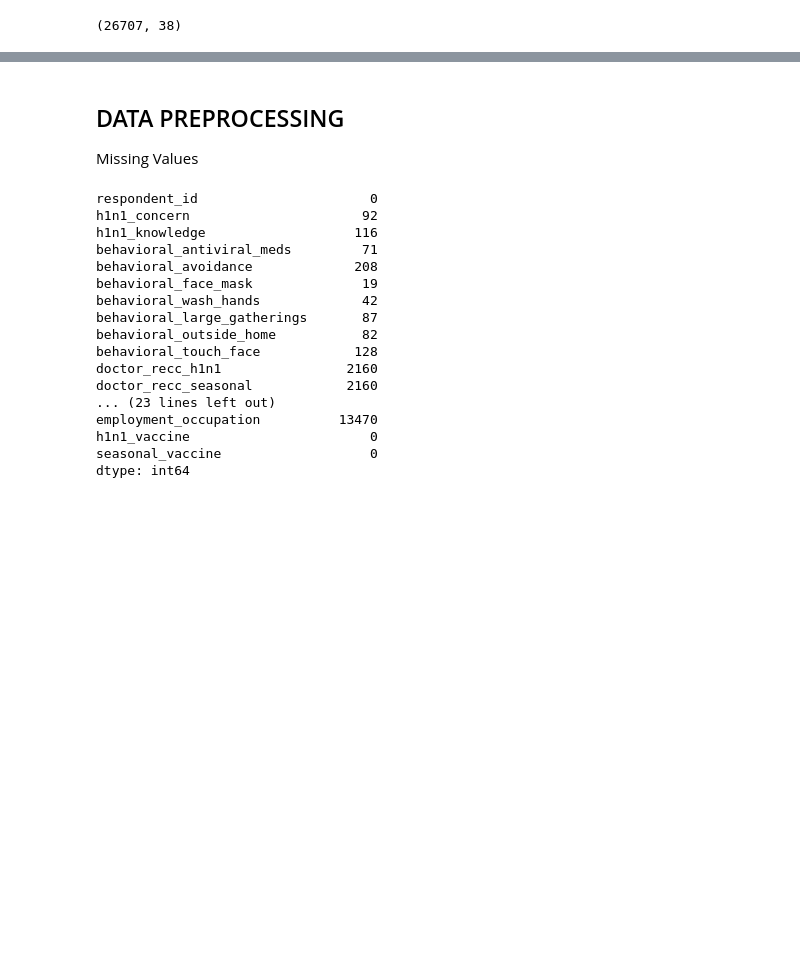
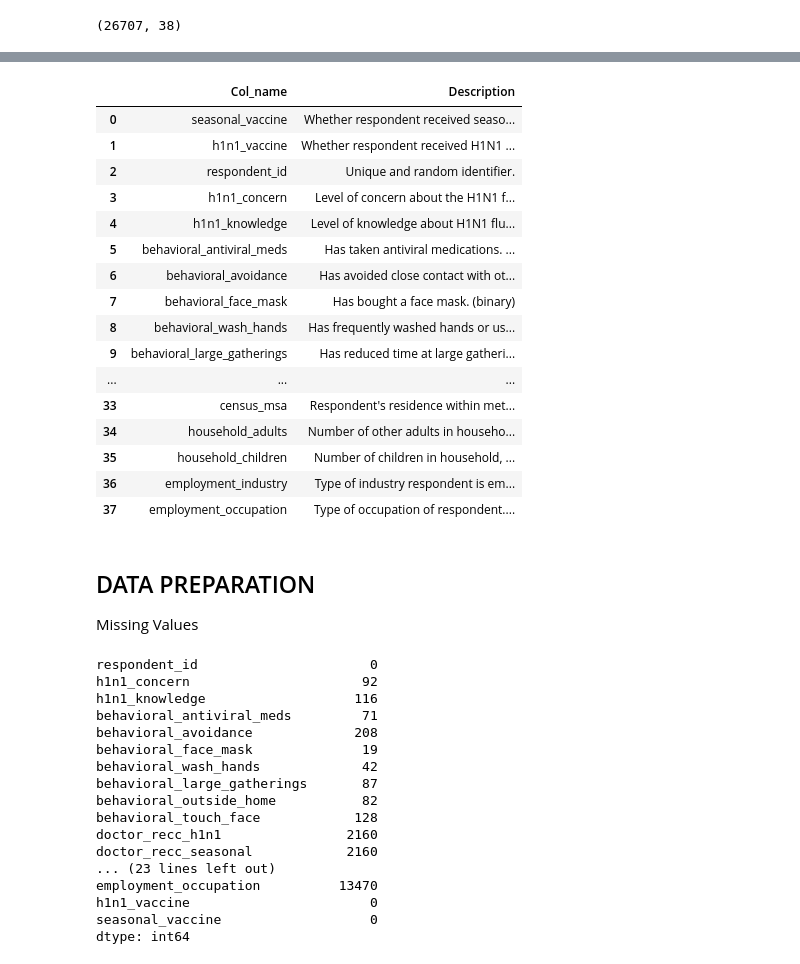
Before and after one commit to johN-Kioko/Phase-3-Project-John-Kioko, a Jupyter notebook: john.ipynb, the cells around one changed output, grey strips where cells are left out. Saved outputs shown, nothing was run; the diff lists cells and outputs as text; code cells hidden in the pictures; blank space fills up the shorter version.

```diff
--- a/john.ipynb
+++ b/john.ipynb
@@ -153,5 +158,27 @@ combined_data.shape
+# %%
+# Accessing the columns
+Description = pd.read_csv("Flu_Datasets/Flu Dataset features mening.csv", encoding="latin1")
+Description
+# %% [output]
+|  | Col_name | Description |
+| 0 | seasonal_vaccine | Whether respondent received seaso... |
+| 1 | h1n1_vaccine | Whether respondent received H1N1 ... |
+| 2 | respondent_id | Unique and random identifier. |
+| 3 | h1n1_concern | Level of concern about the H1N1 f... |
+| 4 | h1n1_knowledge | Level of knowledge about H1N1 flu... |
+| 5 | behavioral_antiviral_meds | Has taken antiviral medications. ... |
+| 6 | behavioral_avoidance | Has avoided close contact with ot... |
+| 7 | behavioral_face_mask | Has bought a face mask. (binary) |
+| 8 | behavioral_wash_hands | Has frequently washed hands or us... |
+| 9 | behavioral_large_gatherings | Has reduced time at large gatheri... |
+| ... | ... | ... |
+| 33 | census_msa | Respondent's residence within met... |
+| 34 | household_adults | Number of other adults in househo... |
+| 35 | household_children | Number of children in household, ... |
+| 36 | employment_industry | Type of industry respondent is em... |
+| 37 | employment_occupation | Type of occupation of respondent.... |
 # %% [markdown]
-## DATA PREPROCESSING
+## DATA PREPARATION
 Missing Values
 # %%
 # Checking for Missing values
```
Also changed, not shown: parts of 37 cells of this notebook, 2 other files.
